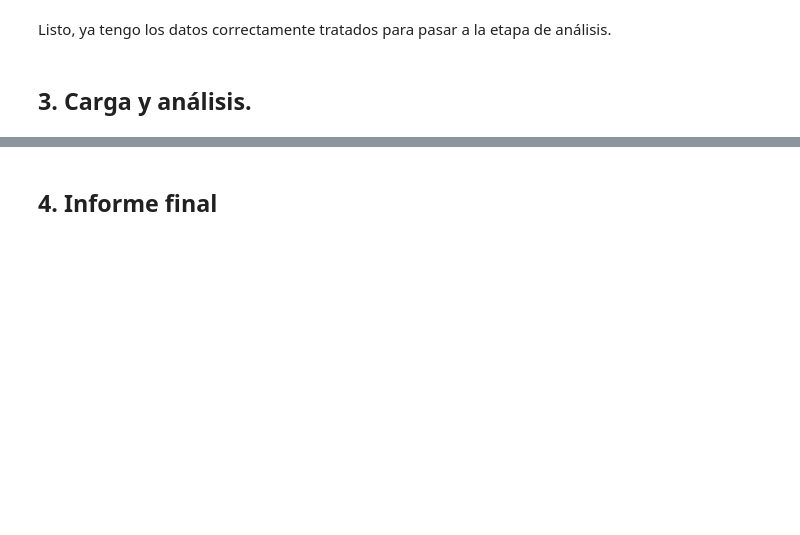
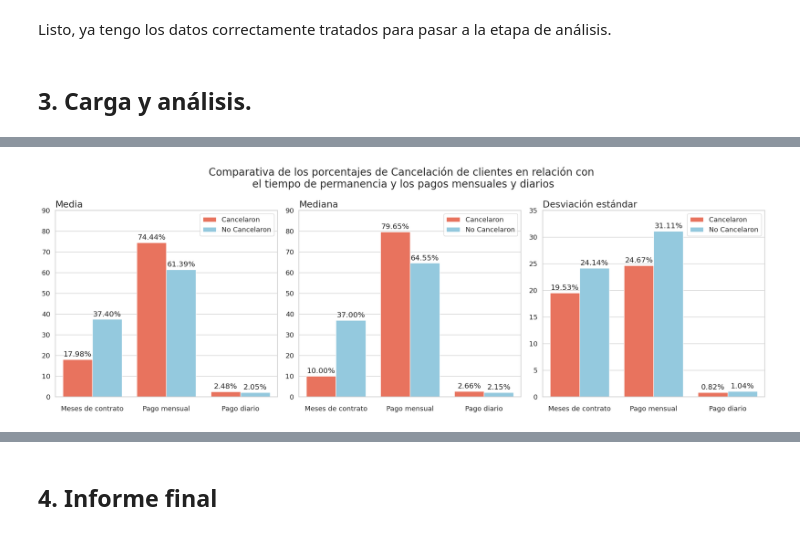
Before and after one commit to DaniBntz/TelecomX, a Jupyter notebook: TelecomX_Challenge.ipynb, the cells around one changed output, grey strips where cells are left out. Cells and saved outputs as stored; diff of their text form; code cells hidden in the pictures; blank space fills up the shorter version.

```diff
--- a/TelecomX_Challenge.ipynb
+++ b/TelecomX_Challenge.ipynb
@@ -635,0 +696,78 @@ Listo, ya tengo los datos correctamente tratados para pasar a la etapa de análi
+# %%
+#Ahora voy a graficar los valores de media, mediana y Desviación estándar
+
+sns.set_theme(style="whitegrid")  # Clásico limpio con líneas
+sns.set_theme(style="whitegrid", font_scale=1.1)
+colores = sns.color_palette("pastel")[:2]
+sns.set_context("notebook", font_scale=1.2)
+
+# Columnas a comparar
+cols = ['Meses_contrato', 'Cuentas_mensuales', 'Cuentas_diarias']
+
+nombres_personalizados = {
+    'Meses_contrato': 'Meses de contrato',
+    'Cuentas_mensuales': 'Pago mensual',
+    'Cuentas_diarias': 'Pago diario'
+}
+
+# Función para calcular estadísticas por grupo
+def resumen_estadisticas(datos, columnas):
+    lista = []
+    for col in columnas:
+        cancelaron = datos[datos['Cancelacion'] == 1][col]
+        no_cancelaron = datos[datos['Cancelacion'] == 0][col]
+
+        lista.append(['Media', col, 'Cancelaron', cancelaron.mean()])
+        lista.append(['Media', col, 'No Cancelaron', no_cancelaron.mean()])
+        lista.append(['Mediana', col, 'Cancelaron', cancelaron.median()])
+        lista.append(['Mediana', col, 'No Cancelaron', no_cancelaron.median()])
+        lista.append(['Desviación estándar', col, 'Cancelaron', cancelaron.std()])
+        lista.append(['Desviación estándar', col, 'No Cancelaron', no_cancelaron.std()])
+
+    df = pd.DataFrame(lista, columns=['Estadistica', 'Variable', 'Grupo', 'Valor'])
+    return df
+
+# Calculo el resumen
+df_resumen = resumen_estadisticas(datos, cols)
+
+# Crear gráfico con subplots
+fig, axes = plt.subplots(1, 3, figsize=(20, 7), sharey=False)
+
+# Gráficos por estadística
+estadisticas = ['Media', 'Mediana', 'Desviación estándar']
+colores = {'Cancelaron': 'tomato', 'No Cancelaron': 'skyblue'}
+
+for i, estadistica in enumerate(estadisticas):
+    df_plot = df_resumen[df_resumen['Estadistica'] == estadistica].copy()
+    df_plot['Variable'] = df_plot['Variable'].map(nombres_personalizados)
+
+    sns.barplot(data=df_plot, x='Variable', y='Valor', hue='Grupo',
+                palette=colores, ax=axes[i])
+
+    axes[i].set_title(estadistica, fontsize = 18, loc ='left')
+
+
+    # Ajusto el eje Y según el tipo de estadística
+    if estadistica == 'Media':
+        axes[i].set_ylim(0, 90)
+    elif estadistica == 'Mediana':
+        axes[i].set_ylim(0, 90)
+    elif estadistica == 'Desviación estándar':
+        axes[i].set_ylim(0, 35)
+
+    axes[i].set_ylabel('',)
+    axes[i].set_xlabel('')
+    axes[i].tick_params(axis='x',size = 14)
+    axes[i].legend(title = '',loc='upper right')
+
+    # Mostrar los valores encima de las barras
+    for container in axes[i].containers:
+        axes[i].bar_label(container, fmt='%.2f%%', label_type='edge', padding=3)
+
+# Título general y ajuste del espacio superior
+plt.suptitle('Comparativa de los porcentajes de Cancelación de clientes en relación con \nel tiempo de permanencia y los pagos mensuales y diarios', fontsize=20)
+plt.subplots_adjust(top=0.85)
+plt.tight_layout()
+plt.show()
+# %% [output]
+[figure, added]
```
Also changed, not shown: parts of 32 cells of this notebook.
